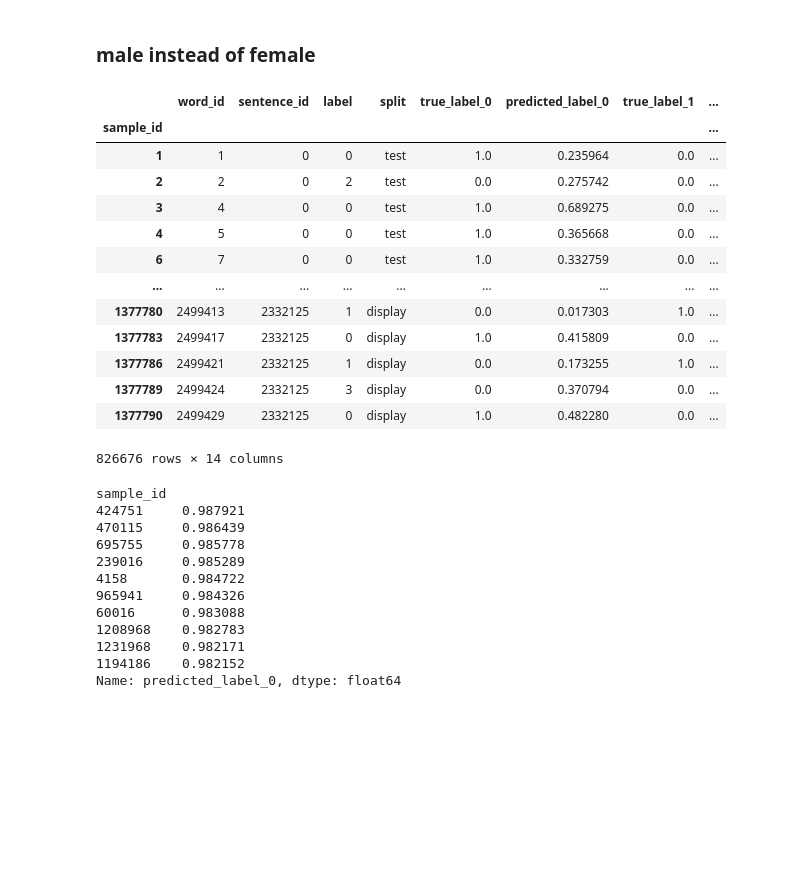
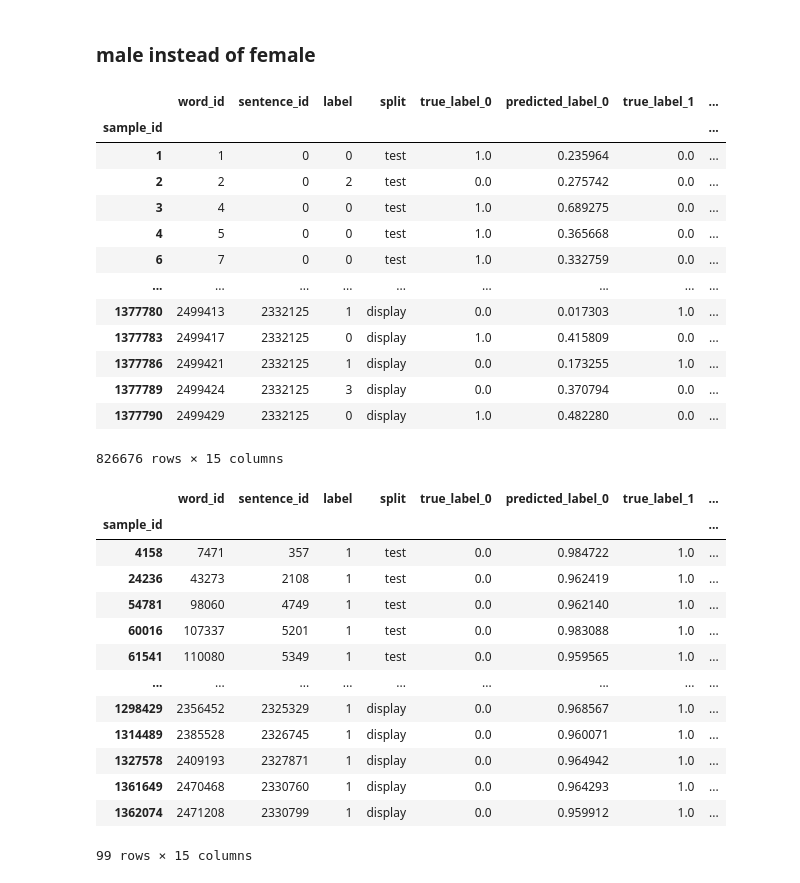
Before and after one commit to okulovsky/grammar_ru, a Jupyter notebook: research/grammatical_gender/training/gg_training.ipynb, the cells around one changed output. Cells and saved outputs as stored; diff of their text form; code cells hidden in the pictures; blank space fills up the shorter version.

```diff
--- a/research/grammatical_gender/training/gg_training.ipynb
+++ b/research/grammatical_gender/training/gg_training.ipynb
@@ -657,6 +657,7 @@ len(bundle.index)
 ### male instead of female
 # %%
 result_df['pred_label'] = y_pred
+result_df['true_label'] = y_true
 result_df
 # %% [output]
 |  | word_id | sentence_id | label | split | true_label_0 | predicted_label_0 | true_label_1 | ... |
@@ -672,22 +673,27 @@ result_df
 | 1377786 | 2499421 | 2332125 | 1 | display | 0.0 | 0.173255 | 1.0 | ... |
 | 1377789 | 2499424 | 2332125 | 3 | display | 0.0 | 0.370794 | 0.0 | ... |
 | 1377790 | 2499429 | 2332125 | 0 | display | 1.0 | 0.482280 | 0.0 | ... |
-826676 rows × 14 columns
+826676 rows × 15 columns
 # %%
-male_inst_female = result_df[(result_df.true_label_1 == 1) & (result_df.pred_label == 0)]
-worst_mistakes_scores = male_inst_female.predicted_label_0.sort_values(ascending=False).head(10)
+male_inst_female = result_df[(result_df.true_label == 1) & (
+    result_df.pred_label == 0)]
+thrsh = male_inst_female.predicted_label_0.sort_values(
+    ascending=False).head(100).min()
+worst_mistakes_scores = male_inst_female[male_inst_female.predicted_label_0 > thrsh]
 worst_mistakes_scores
 # %% [output]
+|  | word_id | sentence_id | label | split | true_label_0 | predicted_label_0 | true_label_1 | ... |
+| sample_id |  |  |  |  |  |  |  | ... |
+| 4158 | 7471 | 357 | 1 | test | 0.0 | 0.984722 | 1.0 | ... |
+| 24236 | 43273 | 2108 | 1 | test | 0.0 | 0.962419 | 1.0 | ... |
+| 54781 | 98060 | 4749 | 1 | test | 0.0 | 0.962140 | 1.0 | ... |
+| 60016 | 107337 | 5201 | 1 | test | 0.0 | 0.983088 | 1.0 | ... |
+| 61541 | 110080 | 5349 | 1 | test | 0.0 | 0.959565 | 1.0 | ... |
+| ... | ... | ... | ... | ... | ... | ... | ... | ... |
+| 1298429 | 2356452 | 2325329 | 1 | display | 0.0 | 0.968567 | 1.0 | ... |
+| 1314489 | 2385528 | 2326745 | 1 | display | 0.0 | 0.960071 | 1.0 | ... |
+| 1327578 | 2409193 | 2327871 | 1 | display | 0.0 | 0.964942 | 1.0 | ... |
+| 1361649 | 2470468 | 2330760 | 1 | display | 0.0 | 0.964293 | 1.0 | ... |
+| 1362074 | 2471208 | 2330799 | 1 | display | 0.0 | 0.959912 | 1.0 | ... |
-sample_id
-424751     0.987921
-470115     0.986439
-695755     0.985778
-239016     0.985289
-4158       0.984722
-965941     0.984326
-60016      0.983088
-1208968    0.982783
-1231968    0.982171
-1194186    0.982152
-Name: predicted_label_0, dtype: float64
+99 rows × 15 columns
 # %%
```
Also changed, not shown: parts of 6 cells of this notebook.
